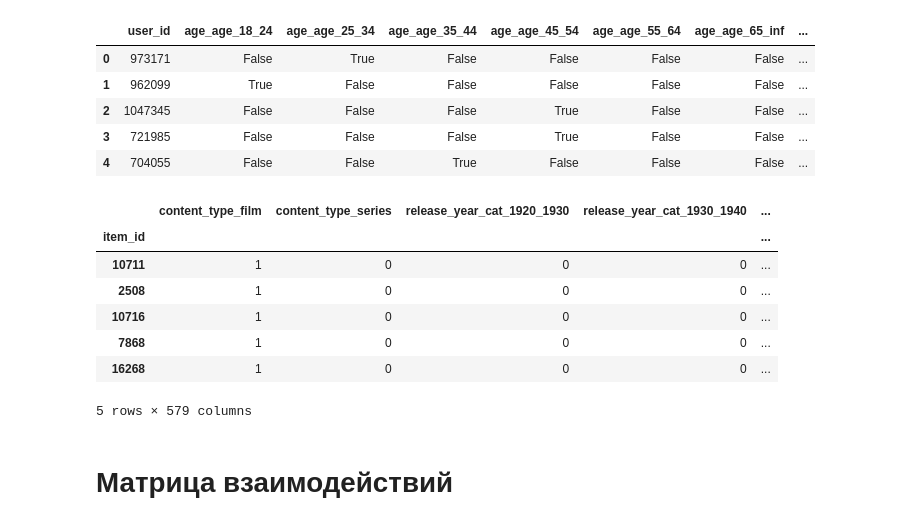
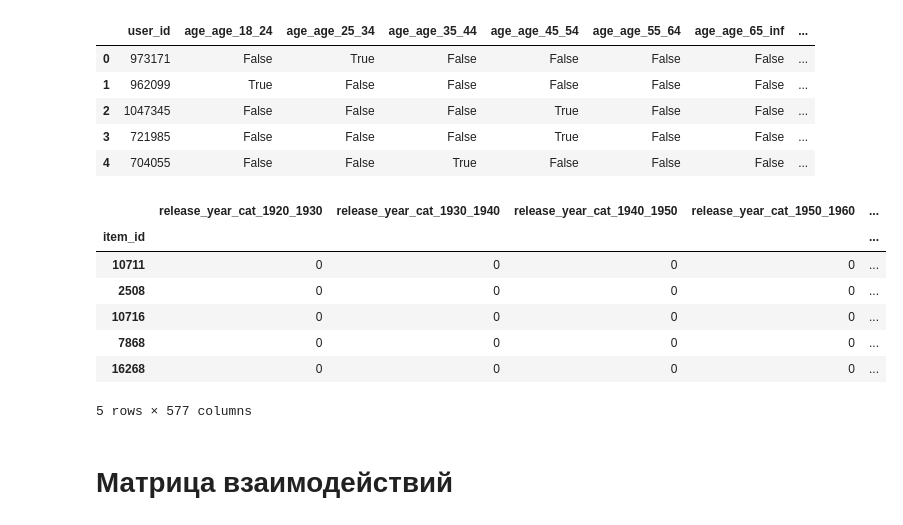
Before and after one commit to nixiieee/reelrecs, a Jupyter notebook: train_dssm.ipynb, the cells around one changed output. Drawn from its saved outputs; the diff is of its cells as text; code cells hidden in the pictures.

```diff
--- a/train_dssm.ipynb
+++ b/train_dssm.ipynb
@@ -80,34 +80,36 @@ users_ohe_df.head()
 | 3 | 721985 | False | False | False | True | False | False | ... |
 | 4 | 704055 | False | False | True | False | False | False | ... |
 # %%
-item_cat_feats = ['content_type', 'release_year_cat',
-                  'for_kids', 'age_rating', 'countries']
+item_cat_feats = ['release_year_cat', 'age_rating', 'countries']
 
 items_ohe_df = items_df.item_id
 
 for feat in item_cat_feats:
   ohe_feat_df = pd.get_dummies(items_df[feat], prefix=feat)
   items_ohe_df = pd.concat([items_ohe_df, ohe_feat_df], axis=1)
 
 genres_dummies = (
     items_df['genres']
     .apply(lambda x: ','.join(x) if isinstance(x, list) else '')  # преобразуем списки в строки
     .str.get_dummies(sep=',')
     .add_prefix('genres_')
 )
 
+items_ohe_df['content_type'] = items_df['content_type'].map({'series': False, 'film': True})
+items_ohe_df['for_kids'] = items_df['for_kids']
+
 items_ohe_df = pd.concat([items_ohe_df, genres_dummies], axis=1).astype(np.int32)
 items_ohe_df = items_ohe_df.set_index('item_id')
 items_ohe_df.head()
 # %% [output]
-|  | content_type_film | content_type_series | release_year_cat_1920_1930 | release_year_cat_1930_1940 | ... |
+|  | release_year_cat_1920_1930 | release_year_cat_1930_1940 | release_year_cat_1940_1950 | release_year_cat_1950_1960 | ... |
 | item_id |  |  |  |  | ... |
-| 10711 | 1 | 0 | 0 | 0 | ... |
-| 2508 | 1 | 0 | 0 | 0 | ... |
-| 10716 | 1 | 0 | 0 | 0 | ... |
-| 7868 | 1 | 0 | 0 | 0 | ... |
-| 16268 | 1 | 0 | 0 | 0 | ... |
+| 10711 | 0 | 0 | 0 | 0 | ... |
+| 2508 | 0 | 0 | 0 | 0 | ... |
+| 10716 | 0 | 0 | 0 | 0 | ... |
+| 7868 | 0 | 0 | 0 | 0 | ... |
+| 16268 | 0 | 0 | 0 | 0 | ... |
-5 rows × 579 columns
+5 rows × 577 columns
 # %% [markdown]
 # Матрица взаимодействий
 # %%
```
Also changed, not shown: parts of 1 cell of this notebook.
